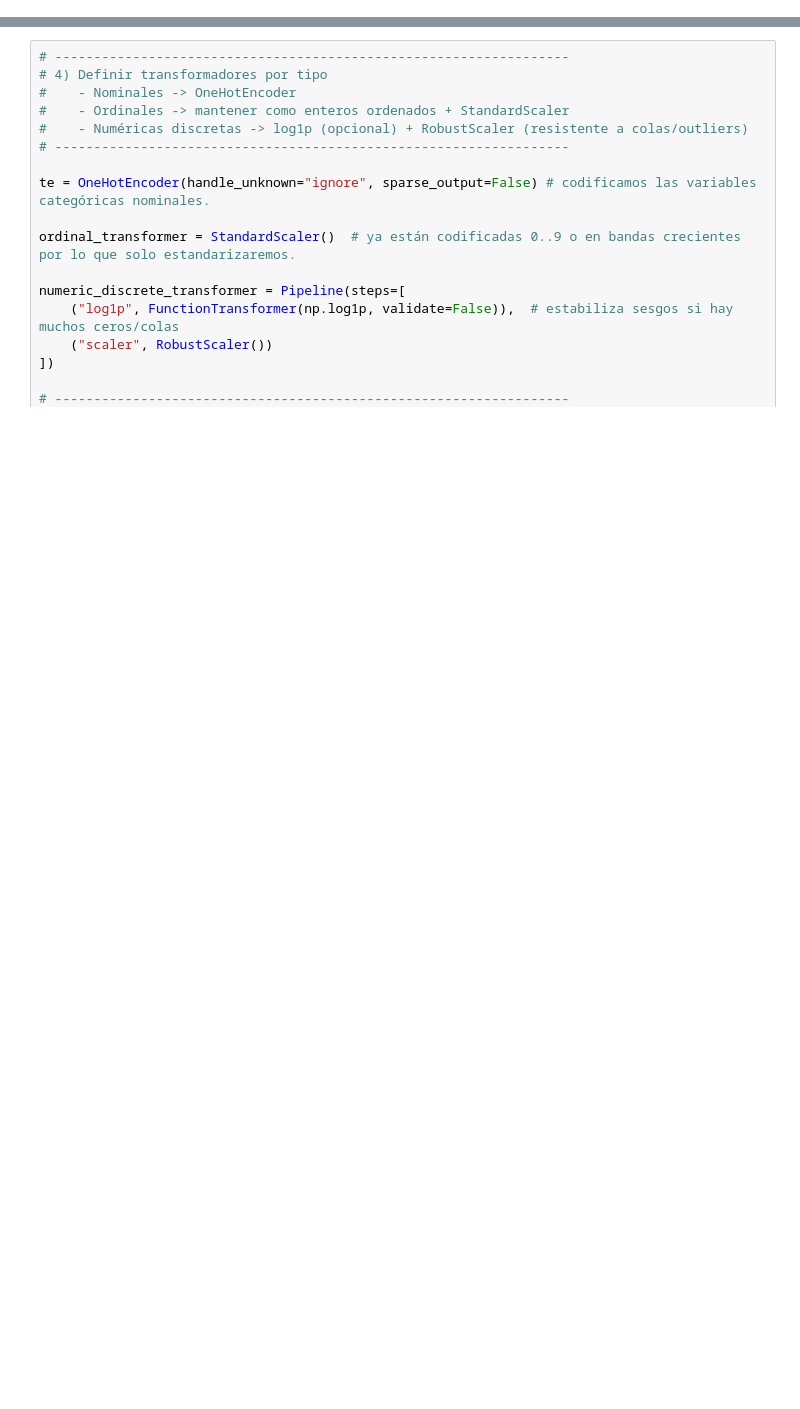
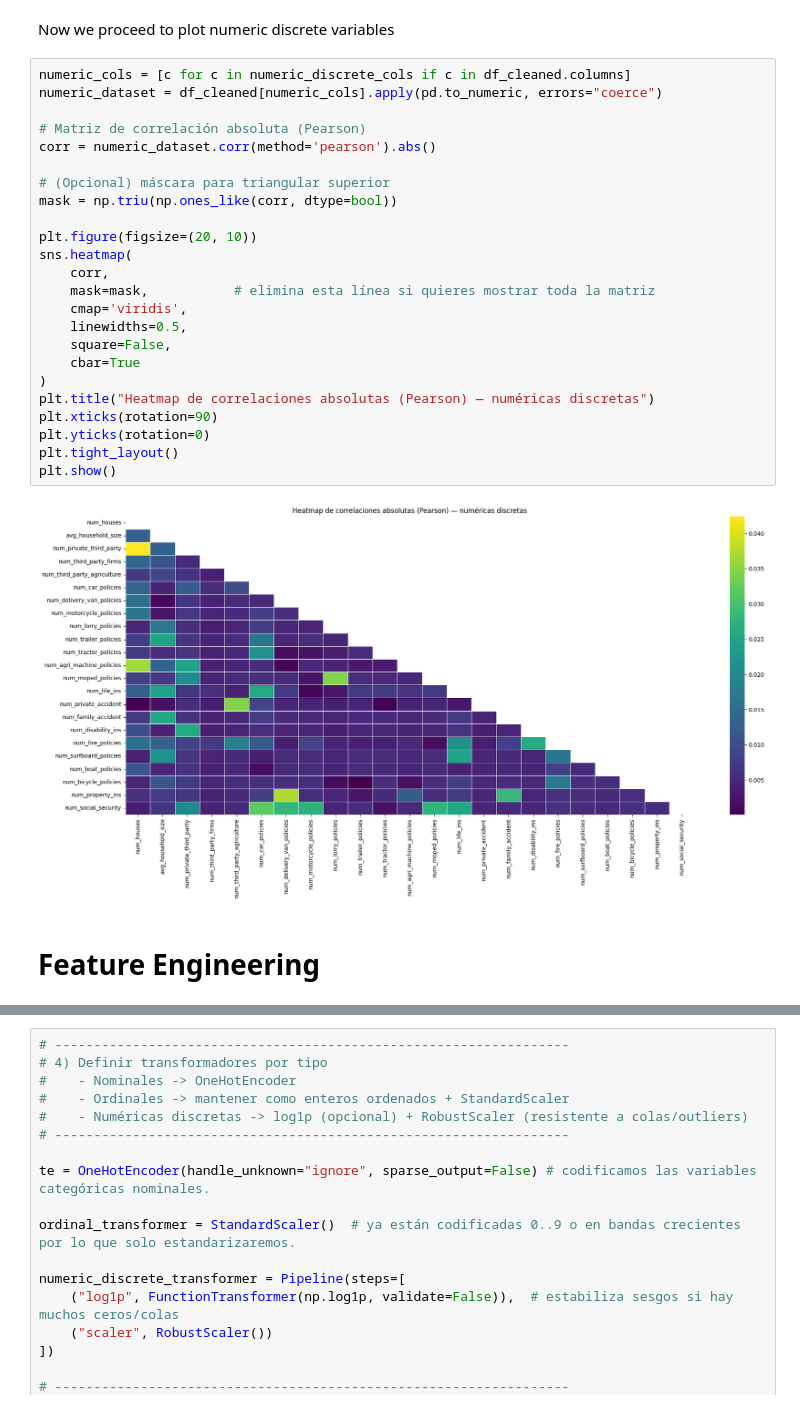
Before and after one commit to JorgeSantana117/insurance_company_project, a Jupyter notebook: notebooks/Fase_1_Equipo58.ipynb, the cells around one changed output, grey strips where cells are left out. Saved outputs shown, nothing was run; the diff lists cells and outputs as text; blank space fills up the shorter version.

```diff
--- a/notebooks/Fase_1_Equipo58.ipynb
+++ b/notebooks/Fase_1_Equipo58.ipynb
@@ -1383,0 +493,30 @@ Ahora bien, procedemos a definir los transformadores de acuerdo al tipo de varia
+# %% [markdown]
+Now we proceed to plot numeric discrete variables
+# %%
+numeric_cols = [c for c in numeric_discrete_cols if c in df_cleaned.columns]
+numeric_dataset = df_cleaned[numeric_cols].apply(pd.to_numeric, errors="coerce")
+
+# Matriz de correlación absoluta (Pearson)
+corr = numeric_dataset.corr(method='pearson').abs()
+
+# (Opcional) máscara para triangular superior
+mask = np.triu(np.ones_like(corr, dtype=bool))
+
+plt.figure(figsize=(20, 10))
+sns.heatmap(
+    corr,
+    mask=mask,           # elimina esta línea si quieres mostrar toda la matriz
+    cmap='viridis',
+    linewidths=0.5,
+    square=False,
+    cbar=True
+)
+plt.title("Heatmap de correlaciones absolutas (Pearson) — numéricas discretas")
+plt.xticks(rotation=90)
+plt.yticks(rotation=0)
+plt.tight_layout()
+plt.show()
+# %% [output]
+[figure, added]
+# %% [markdown]
+# Feature Engineering
```
Also changed, not shown: parts of 118 cells of this notebook.
